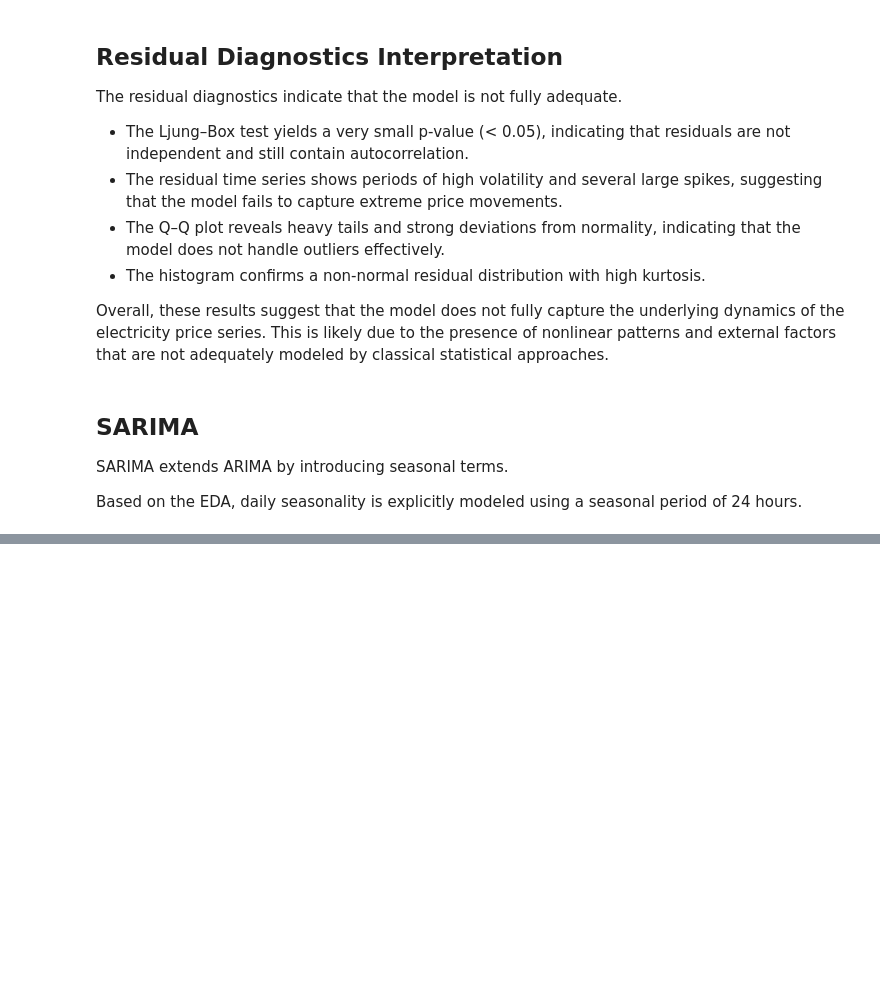
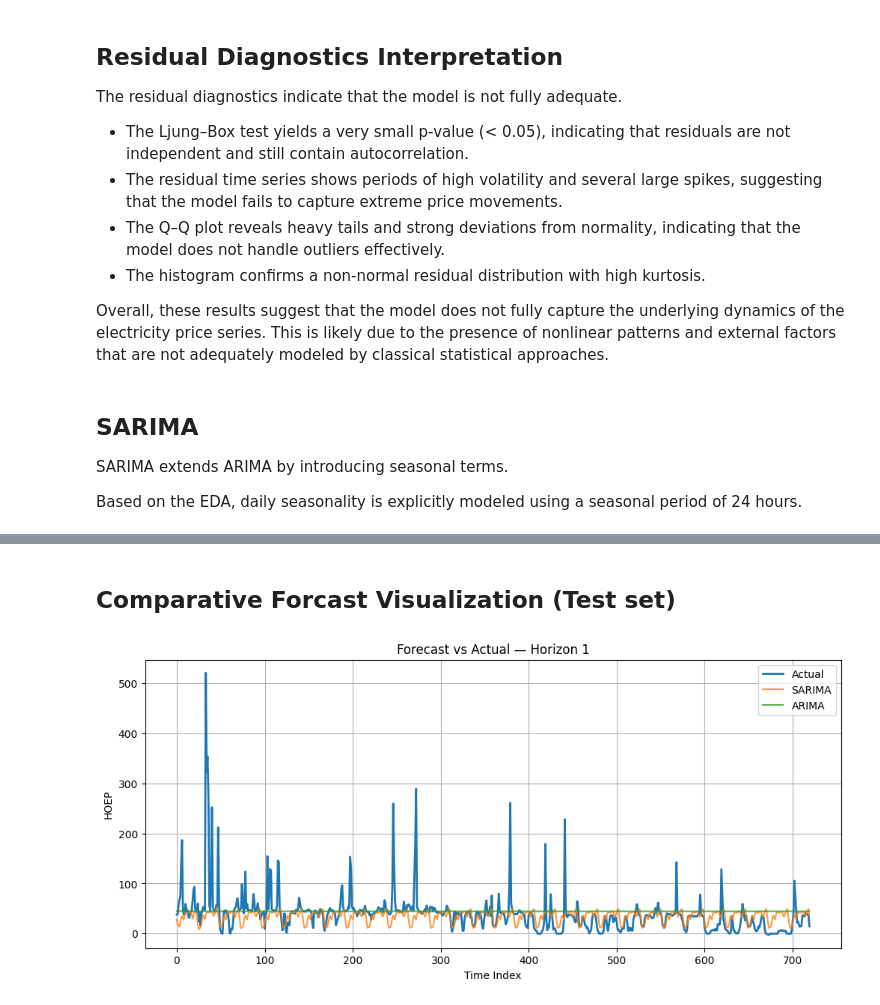
Before and after one commit to MiladEbrahimiAbyzandi/Ontario-electricity-price-forecasting, a Jupyter notebook: notebooks/04_statistical_models.ipynb, the cells around one changed output, grey strips where cells are left out. Cells and saved outputs as stored; diff of their text form; code cells hidden in the pictures; blank space fills up the shorter version.

```diff
--- a/notebooks/04_statistical_models.ipynb
+++ b/notebooks/04_statistical_models.ipynb
@@ -508,0 +669,13 @@ KeyboardInterrupt:
+# %% [markdown]
+## Comparative Forcast Visualization (Test set)
+# %%
+plot_predictions(
+        y_true=y_test_full,
+        preds_dict={
+            "SARIMA": full_test_forecast,
+            "ARIMA": full_test_forecast_arima,
+              },
+        horizon=1,
+    )
+# %% [output]
+[figure, added]
```
Also changed, not shown: parts of 16 cells of this notebook.
